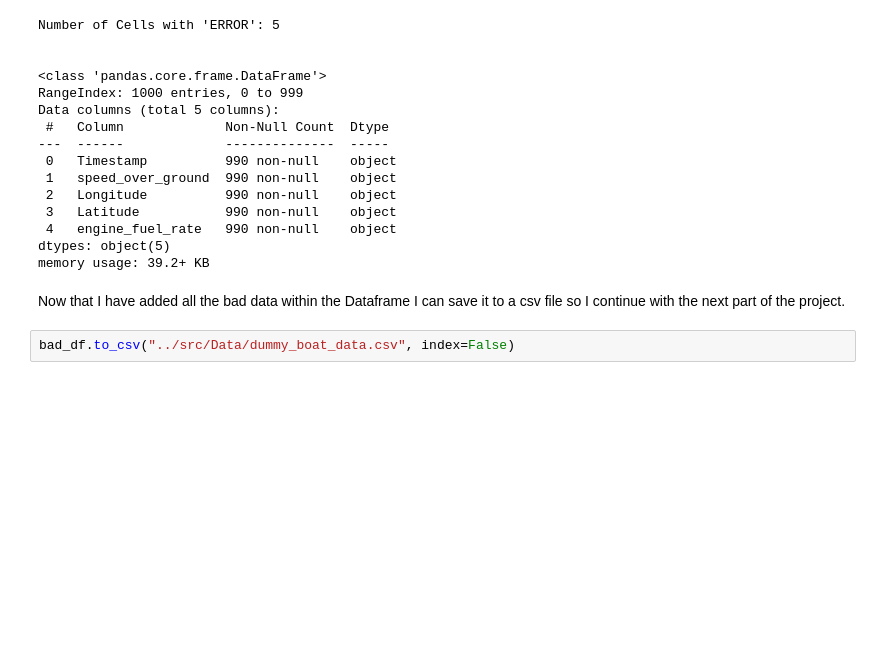
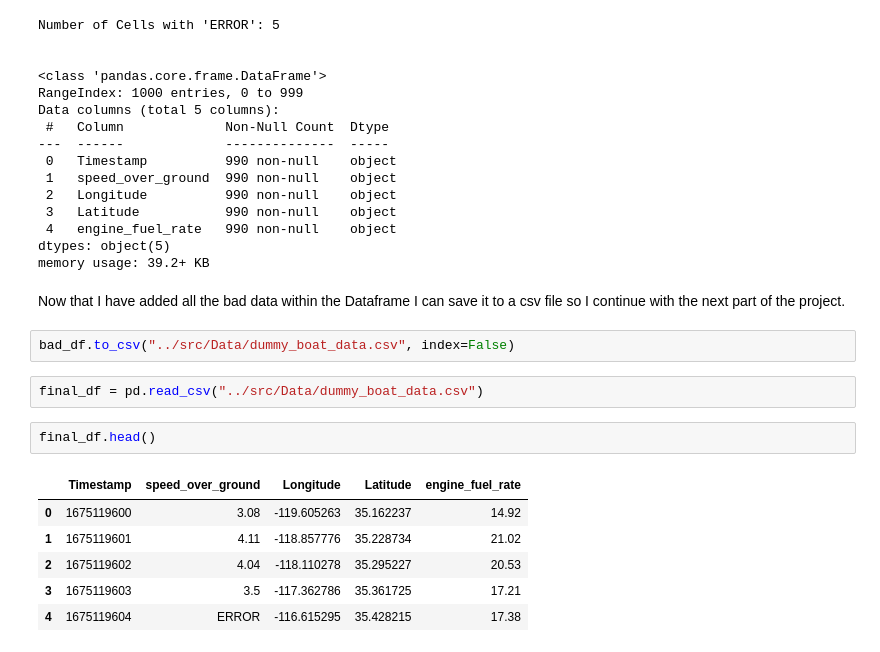
Before and after one commit to SCGlass/parquet_conversion, a Jupyter notebook: dummy_data/dummy_data.ipynb, the cells around one changed output. Saved outputs shown, nothing was run; the diff lists cells and outputs as text; blank space fills up the shorter version.

```diff
--- a/dummy_data/dummy_data.ipynb
+++ b/dummy_data/dummy_data.ipynb
@@ -578,3 +578,14 @@ memory usage: 39.2+ KB
 Now that I have added all the bad data within the Dataframe I can save it to a csv file so I continue with the next part of the project.
 # %%
 bad_df.to_csv("../src/Data/dummy_boat_data.csv", index=False)
+# %%
+final_df = pd.read_csv("../src/Data/dummy_boat_data.csv")
+# %%
+final_df.head()
+# %% [output]
+|  | Timestamp | speed_over_ground | Longitude | Latitude | engine_fuel_rate |
+| 0 | 1675119600 | 3.08 | -119.605263 | 35.162237 | 14.92 |
+| 1 | 1675119601 | 4.11 | -118.857776 | 35.228734 | 21.02 |
+| 2 | 1675119602 | 4.04 | -118.110278 | 35.295227 | 20.53 |
+| 3 | 1675119603 | 3.5 | -117.362786 | 35.361725 | 17.21 |
+| 4 | 1675119604 | ERROR | -116.615295 | 35.428215 | 17.38 |
```
